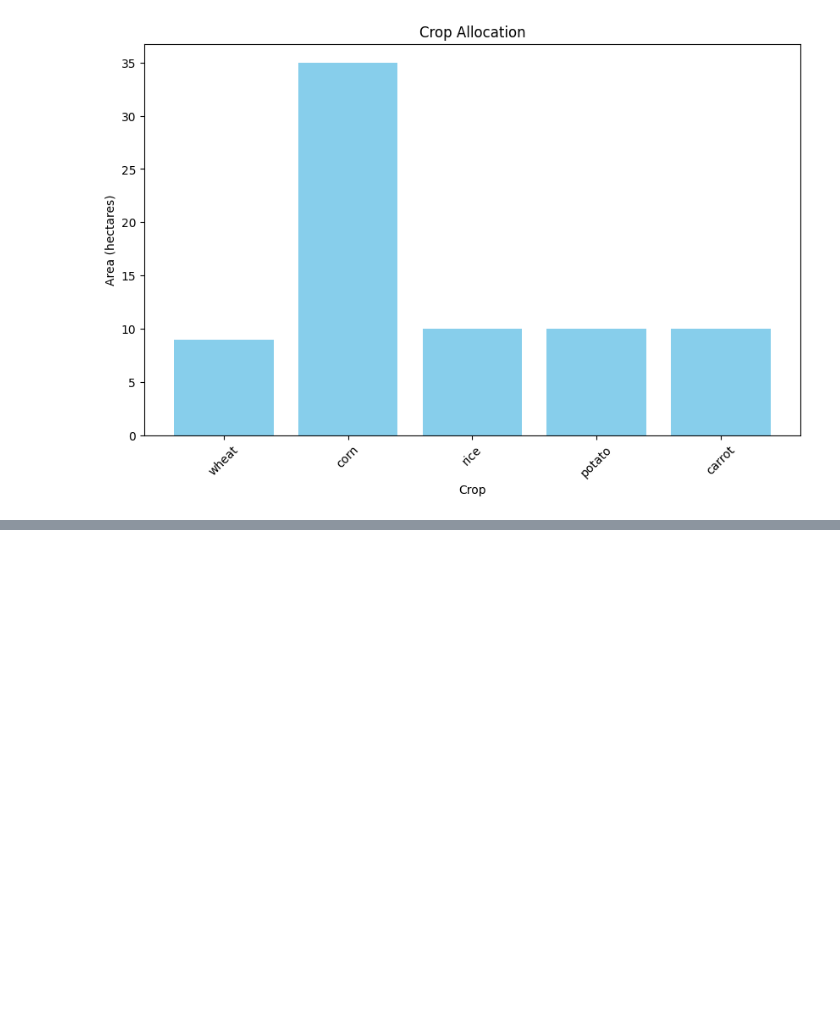
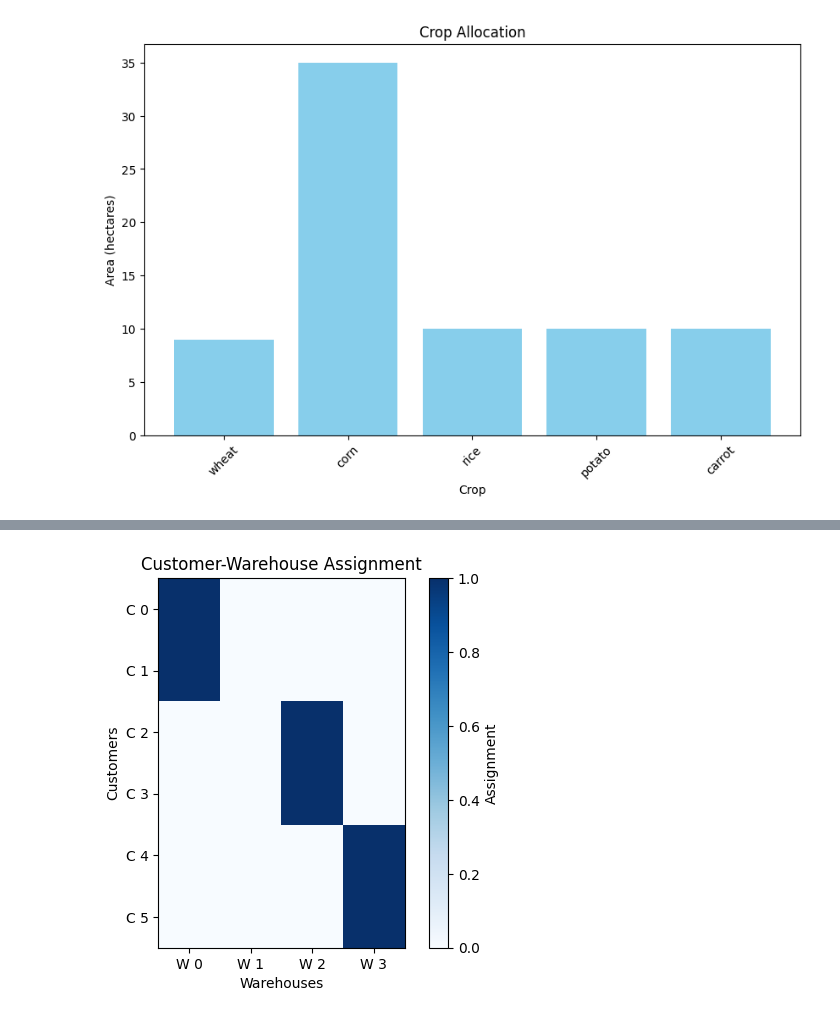
Before and after one commit to JskifterJ/SMT, a Jupyter notebook: SLO_midterm_consolidated.ipynb, the cells around one changed output, grey strips where cells are left out. Drawn from its saved outputs; the diff is of its cells as text; code cells hidden in the pictures; blank space fills up the shorter version.

```diff
--- a/SLO_midterm_consolidated.ipynb
+++ b/SLO_midterm_consolidated.ipynb
@@ -1018,0 +1023,82 @@ carrot: 10 hectares
+# %%
+from __future__ import print_function
+from ortools.sat.python import cp_model as cp
+import matplotlib.pyplot as plt
+
+def plot_assignment(customers, warehouses, x, solver):
+    num_customers = len(customers)
+    num_warehouses = len(warehouses)
+    assigned = [[solver.Value(x[c, w]) for w in warehouses] for c in customers]
+
+    plt.imshow(assigned, cmap='Blues', interpolation='nearest')
+    plt.xticks(range(num_warehouses), ['W {}'.format(w) for w in warehouses])
+    plt.yticks(range(num_customers), ['C {}'.format(c) for c in customers])
+    plt.xlabel('Warehouses')
+    plt.ylabel('Customers')
+    plt.title('Customer-Warehouse Assignment')
+    plt.colorbar(label='Assignment')
+    plt.show()
+# %%
+def main():
+    # Model
+    model = cp.CpModel()
+
+    # Data declaration
+    p = 3
+    num_customers = 6
+    customers = list(range(num_customers))
+    num_warehouses = 4
+    warehouses = list(range(num_warehouses))
+    demand = [100, 80, 80, 70, 20, 30]
+    distance = [[2, 10, 50, 20],
+                [2, 10, 52, 30],
+                [50, 60, 3, 10],
+                [40, 60, 1, 18],
+                [30, 20, 10, 5],
+                [15, 30, 20, 4]
+                ]
+
+    # Variable declaration
+    open = [model.NewIntVar(0, 1, 'open[%i]' % w) for w in warehouses]
+    x = {}
+    for c in customers:
+        for w in warehouses:
+            x[c, w] = model.NewIntVar(0, 1, 'x[%i,%i]' % (c, w))
+
+    z = model.NewIntVar(0, 1000, 'z')
+
+    # Constraints
+    model.Add(z == sum([demand[c] * distance[c][w] * x[c, w] for c in customers for w in warehouses]))
+
+    for c in customers:
+        model.Add(sum([x[c, w] for w in warehouses]) == 1)
+
+
+    model.Add(sum(open) == p)
+    for c in customers:
+        for w in warehouses:
+            model.Add(x[c, w] <= open[w])
+
+    # Objective function
+    model.Minimize(z)
+
+    # Model solution
+    solver = cp.CpSolver()
+    status = solver.Solve(model)
+
+    if status == cp.OPTIMAL:
+        print('z:', solver.Value(z))
+        print('open:', [solver.Value(open[w]) for w in warehouses])
+        for c in customers:
+            for w in warehouses:
+                print(solver.Value(x[c, w]), end=' ')
+            print()
+        print()
+
+        plot_assignment(customers, warehouses, x, solver)
+
+    print('WallTime:', solver.WallTime())
+
+if __name__ == '__main__':
+    main()
+# %% [output]
@@ -1018,0 +1113 @@ carrot: 10 hectares
+[figure, added]
```
Also changed, not shown: parts of 8 cells of this notebook.
